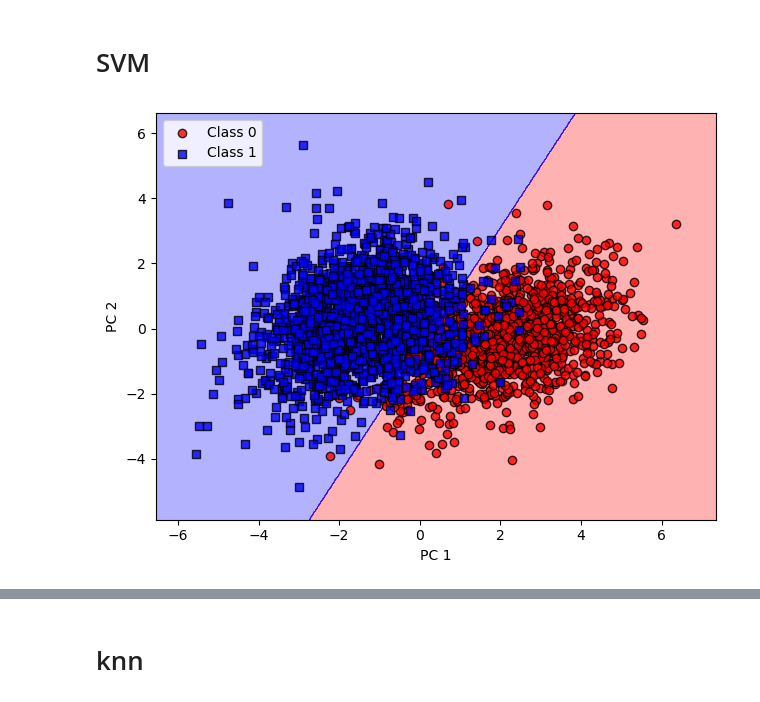
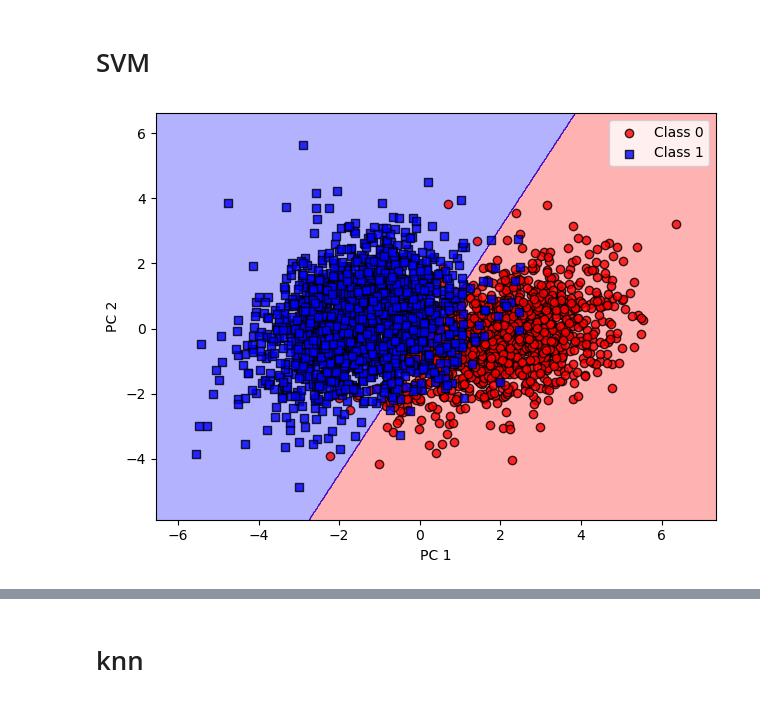
Before and after one commit to DejwidKoci/Klasyfikacja, a Jupyter notebook: projekt_02.ipynb, the cells around one changed output, grey strips where cells are left out. Saved outputs shown, nothing was run; the diff lists cells and outputs as text; code cells hidden in the pictures.

```diff
--- a/projekt_02.ipynb
+++ b/projekt_02.ipynb
@@ -29,0 +53,10 @@ Wczytywanie danych
+# %%
+plt.style.use('fast')
+fig, axs = plt.subplots(nrows=3, ncols=2, figsize=(12,10))
+plt.subplots_adjust(hspace=0.5)
+for ax, col in zip(axs.flat, df.columns):
+    ax.hist(df[col], bins=10, density=True)
+    sns.kdeplot(df[col], ax=ax)
+    ax.grid(True)
+    ax.set_title(col)
+    ax.set_xlabel('')
@@ -724,15 +776,20 @@ plt.show()
 # %% [markdown]
 # SVM
 # %%
-svm = SVC(kernel = 'linear', C = 1.0, random_state = 1)
+from sklearn.svm import SVC
+
+# Tworzenie obiektu SVM
+svm = SVC(kernel='linear', C=1.0, random_state=1)
+
+# Dopasowanie modelu SVM do danych z PCA
 svm.fit(X_train_pca, y_train)
-plot_decision_regions(X_train_pca,
-                      y_train,
-                      classifier = svm)
+
+# Wizualizacja wyników na zbiorze treningowym po PCA
+plot_decision_regions(X_train_pca, y_train, classifier=svm)
 plt.xlabel('PC 1')
 plt.ylabel('PC 2')
-plt.legend(loc = 'upper left')
+plt.legend(loc='best')
 plt.tight_layout()
 plt.show()
 # %% [output]
-[figure, old version]
+[figure, new version]
```
Also changed, not shown: parts of 23 cells of this notebook.
